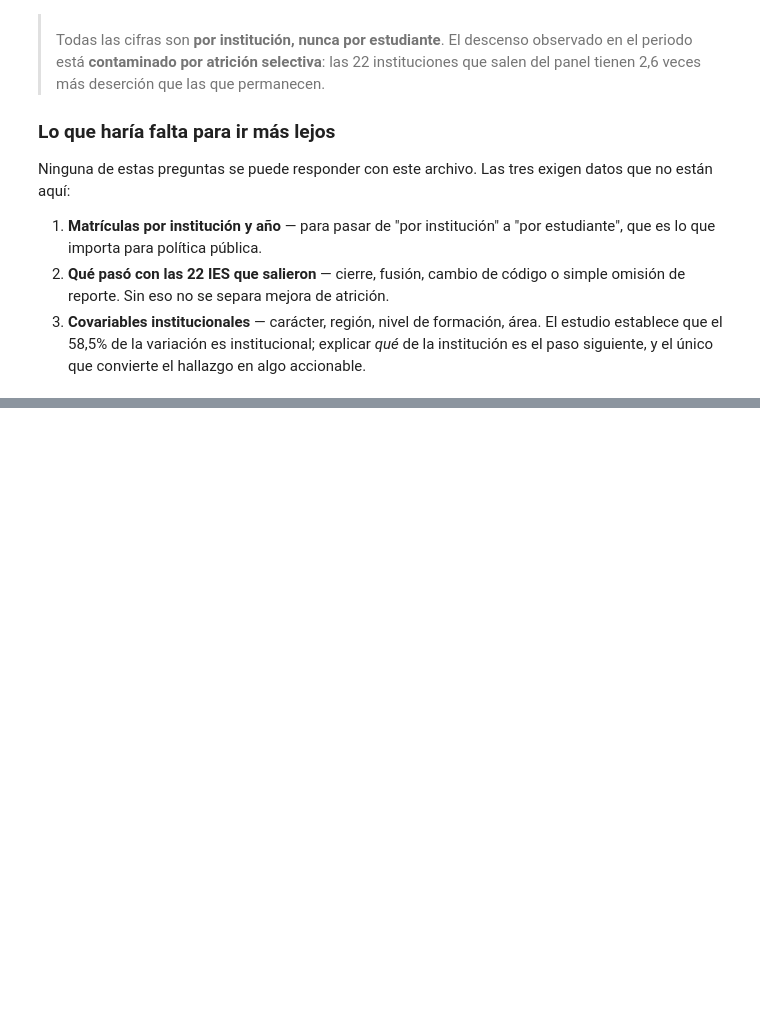
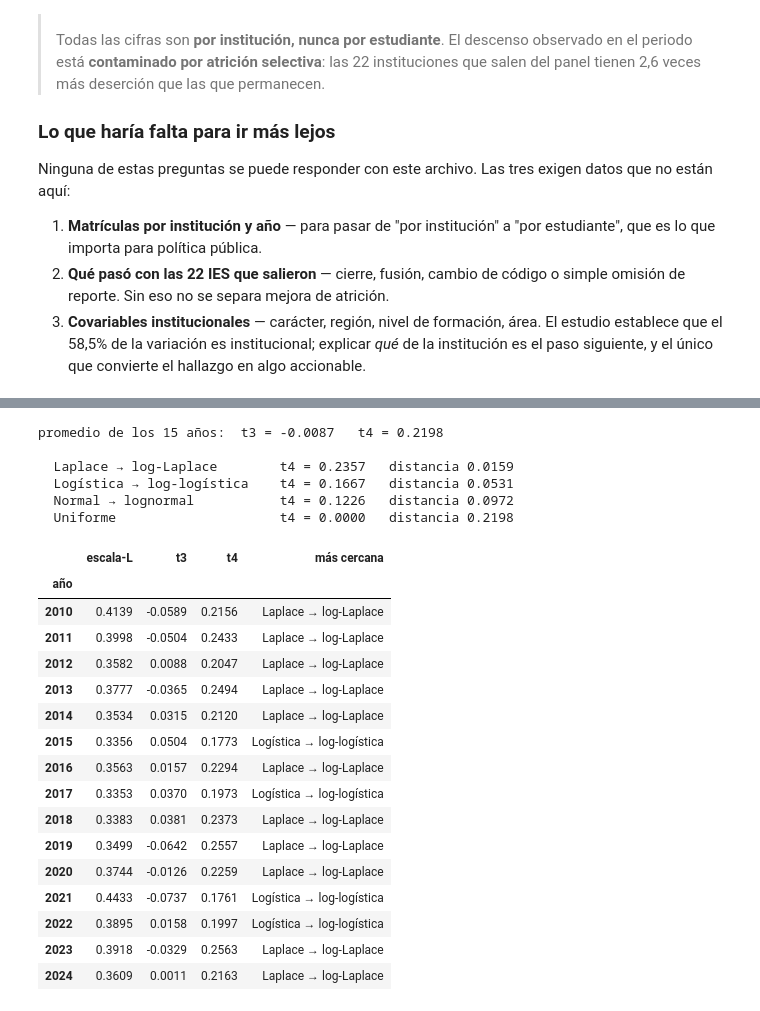
Before and after one commit to Nicolaserd/desercion-ies-colombia, a Jupyter notebook: DISPERSION_DESERCION.ipynb, the cells around one changed output, grey strips where cells are left out. Drawn from its saved outputs; the diff is of its cells as text; code cells hidden in the pictures; blank space fills up the shorter version.

```diff
--- a/DISPERSION_DESERCION.ipynb
+++ b/DISPERSION_DESERCION.ipynb
@@ -2519,0 +2633,54 @@ datos que no están aquí:
+# %%
+def momentos_l(v):
+    """l1, l2, t3, t4 mediante momentos ponderados por probabilidad insesgados."""
+    x = np.sort(v); n = len(x); i = np.arange(1, n + 1)
+    b0 = x.mean()
+    b1 = np.sum((i - 1) / (n - 1) * x) / n
+    b2 = np.sum((i - 1) * (i - 2) / ((n - 1) * (n - 2)) * x) / n
+    b3 = np.sum((i - 1) * (i - 2) * (i - 3) / ((n - 1) * (n - 2) * (n - 3)) * x) / n
+    l1 = b0
+    l2 = 2 * b1 - b0
+    l3 = 6 * b2 - 6 * b1 + b0
+    l4 = 20 * b3 - 30 * b2 + 12 * b1 - b0
+    return l1, l2, l3 / l2, l4 / l2
+
+TEORICO = {"Uniforme": 0.0, "Normal → lognormal": 0.122602,
+           "Logística → log-logística": 1/6, "Laplace → log-Laplace": 0.235702}
+
+filas_l = []
+for a_ in anios_lista:
+    v = np.log(dat[dat["anio"] == a_]["tasa"].to_numpy())
+    _, l2, t3, t4 = momentos_l(v)
+    filas_l.append({"año": a_, "escala-L": l2, "t3": t3, "t4": t4,
+                    "más cercana": min(TEORICO, key=lambda k: abs(TEORICO[k] - t4))})
+LM = pd.DataFrame(filas_l).set_index("año")
+t3_m, t4_m = LM["t3"].mean(), LM["t4"].mean()
+print(f"promedio de los 15 años:  t3 = {t3_m:+.4f}   t4 = {t4_m:.4f}\n")
+for k, val in sorted(TEORICO.items(), key=lambda kv: abs(kv[1] - t4_m)):
+    print(f"  {k:28s} t4 = {val:.4f}   distancia {abs(val - t4_m):.4f}")
+print()
+LM.round(4)
+# %% [output]
+promedio de los 15 años:  t3 = -0.0087   t4 = 0.2198
+
+  Laplace → log-Laplace        t4 = 0.2357   distancia 0.0159
+  Logística → log-logística    t4 = 0.1667   distancia 0.0531
+  Normal → lognormal           t4 = 0.1226   distancia 0.0972
+  Uniforme                     t4 = 0.0000   distancia 0.2198
+|  | escala-L | t3 | t4 | más cercana |
+| año |  |  |  |  |
+| 2010 | 0.4139 | -0.0589 | 0.2156 | Laplace → log-Laplace |
+| 2011 | 0.3998 | -0.0504 | 0.2433 | Laplace → log-Laplace |
+| 2012 | 0.3582 | 0.0088 | 0.2047 | Laplace → log-Laplace |
+| 2013 | 0.3777 | -0.0365 | 0.2494 | Laplace → log-Laplace |
+| 2014 | 0.3534 | 0.0315 | 0.2120 | Laplace → log-Laplace |
+| 2015 | 0.3356 | 0.0504 | 0.1773 | Logística → log-logística |
+| 2016 | 0.3563 | 0.0157 | 0.2294 | Laplace → log-Laplace |
+| 2017 | 0.3353 | 0.0370 | 0.1973 | Logística → log-logística |
+| 2018 | 0.3383 | 0.0381 | 0.2373 | Laplace → log-Laplace |
+| 2019 | 0.3499 | -0.0642 | 0.2557 | Laplace → log-Laplace |
+| 2020 | 0.3744 | -0.0126 | 0.2259 | Laplace → log-Laplace |
+| 2021 | 0.4433 | -0.0737 | 0.1761 | Logística → log-logística |
+| 2022 | 0.3895 | 0.0158 | 0.1997 | Logística → log-logística |
+| 2023 | 0.3918 | -0.0329 | 0.2563 | Laplace → log-Laplace |
+| 2024 | 0.3609 | 0.0011 | 0.2163 | Laplace → log-Laplace |
```
Also changed, not shown: parts of 15 cells of this notebook, 1 other file.
